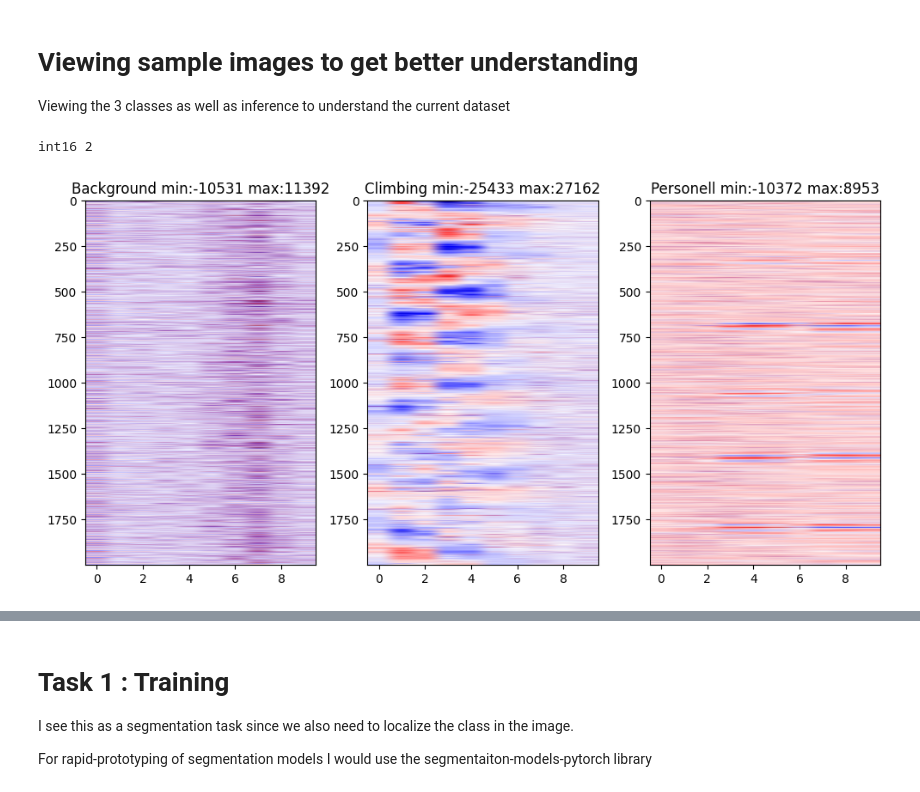
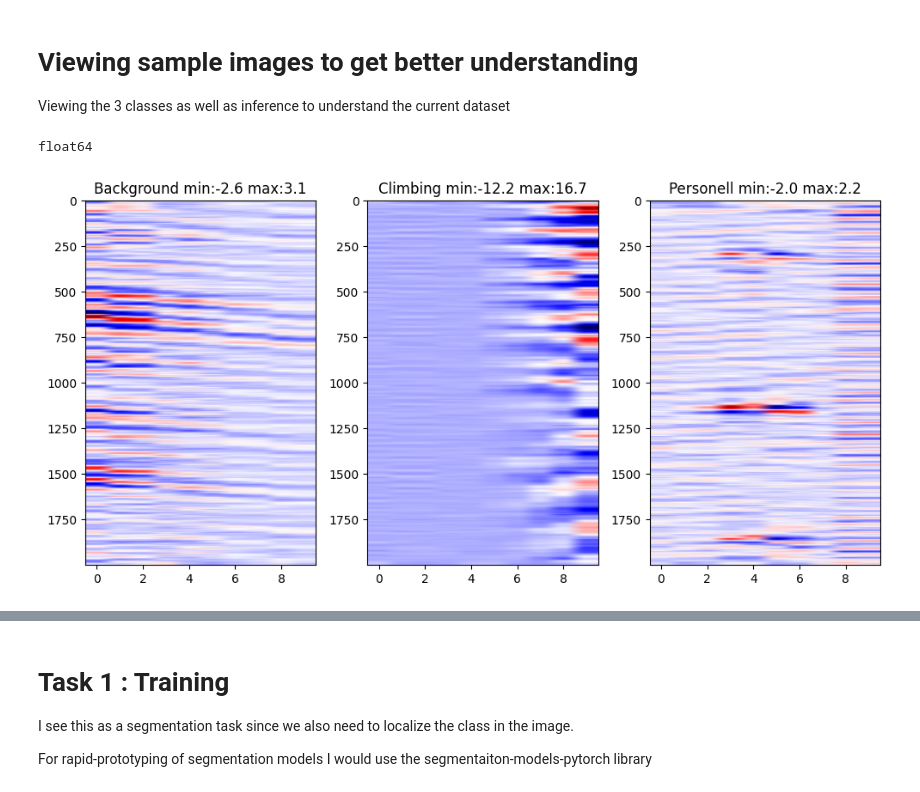
Before and after one commit to FarizKesten/ChallengeAccepted, a Jupyter notebook: IntrusionDetection.ipynb, the cells around one changed output, grey strips where cells are left out. Drawn from its saved outputs; the diff is of its cells as text; code cells hidden in the pictures.

```diff
--- a/IntrusionDetection.ipynb
+++ b/IntrusionDetection.ipynb
@@ -37,6 +37,17 @@ base_path = '/content/drive/MyDrive/ds_challenge'
 path_task1 = os.path.join(base_path, 'Task1')
 path_task2 = os.path.join(base_path, 'Task2')
 path_task4 = os.path.join(base_path, 'Task4')
+# %%
+def read_image(path):
+  data = np.load(path)
+  data = np.cumsum(data, axis=0, dtype=np.int64).astype(np.float32)
+  # Convert to radians
+  data *= np.pi / 2**15
+
+  # most likely want to highpass filter now to reduce low frequency noise
+  sos = signal.butter(2, 5, "high", fs=1000, output="sos")
+  data = signal.sosfiltfilt(sos, data, axis=0)
+  return np.ascontiguousarray(data)
 # %% [markdown]
 # Viewing sample images to get better understanding
 
@@ -61,39 +72,44 @@ clm_img = glob.glob(
 
 # personnel
 prs_img = glob.glob(
     os.path.join(task, 'training', 'personnel', '**', '*.npy'),
     recursive=True
 )
 
 
 
 # try to view 1 image of each class
 idx = random.randint(0, min(len(bgd_img) - 1, len(clm_img) - 1, len(prs_img) - 1))
 bgd = np.load(bgd_img[idx])
 clm = np.load(clm_img[idx])
 prs = np.load(prs_img[idx])
 
+bgd = read_image(bgd_img[idx])
+clm = read_image(clm_img[idx])
+prs = read_image(prs_img[idx])
+
 fig, axes = plt.subplots(1, 3, figsize=(10, 5))
 
 cmap = 'seismic'
+#axes[0].imshow(bgd, cmap=cmap, aspect="auto" )
 axes[0].imshow(bgd, cmap=cmap, aspect="auto" )
-print(bgd.dtype, bgd.ndim)
-axes[0].set_title(f"Background min:{np.min(bgd)} max:{np.max(bgd)}")
+print(bgd.dtype,)
+axes[0].set_title(f"Background min:{np.min(bgd):.1f} max:{np.max(bgd):.1f}")
 #axes[0].axis('off')
 
 axes[1].imshow(clm, cmap=cmap, aspect="auto")
-axes[1].set_title(f"Climbing min:{np.min(clm)} max:{np.max(clm)}")
+axes[1].set_title(f"Climbing min:{np.min(clm):.1f} max:{np.max(clm):.1f}")
 #axes[1].axis('off')
 
 axes[2].imshow(prs, cmap=cmap, aspect="auto")
-axes[2].set_title(f"Personell min:{np.min(prs)} max:{np.max(prs)}")
+axes[2].set_title(f"Personell min:{np.min(prs):.1f} max:{np.max(prs):.1f}")
 #axes[2].axis('off')
 
 plt.tight_layout()
 plt.show()
 # %% [output]
-int16 2
+float64
-[figure, old version]
+[figure, new version]
 # %%
 # view inference image
 
```
Also changed, not shown: parts of 7 cells of this notebook.
